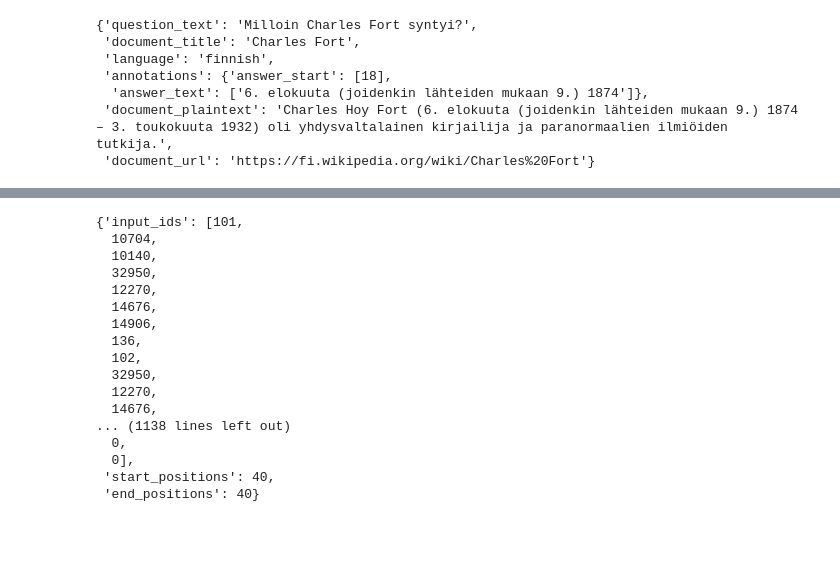
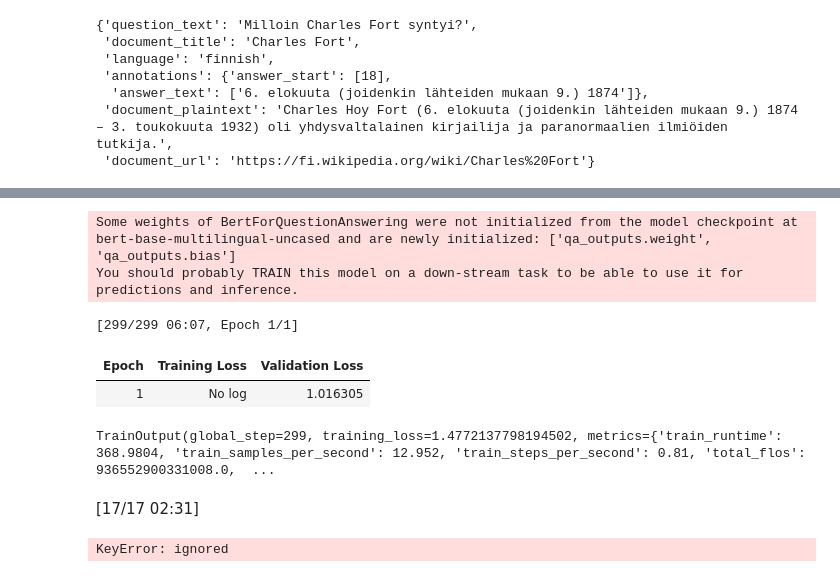
Before and after one commit to MLFlexer/nlp-course, a Jupyter notebook: bert_model.ipynb, the cells around one changed output, grey strips where cells are left out. Saved outputs shown, nothing was run; the diff lists cells and outputs as text; code cells hidden in the pictures; blank space fills up the shorter version.

```diff
--- a/bert_model.ipynb
+++ b/bert_model.ipynb
@@ -50,0 +256,8 @@ tokenizer = AutoTokenizer.from_pretrained("bert-base-multilingual-uncased")
+# %%
+small_eval_set = filtered_dataset["validation"].select(range(100))
+
+eval_set = small_eval_set.map(
+    preprocess_validation_examples,
+    batched=True,
+    remove_columns=filtered_dataset["validation"].column_names,
+)
@@ -50,0 +277,9 @@ tokenizer = AutoTokenizer.from_pretrained("bert-base-multilingual-uncased")
+# %%
+start_logits = outputs.start_logits.cpu().numpy()
+end_logits = outputs.end_logits.cpu().numpy()
+# %%
+import collections
+
+example_to_features = collections.defaultdict(list)
+for idx, feature in enumerate(eval_set):
+    example_to_features[feature["example_id"]].append(idx)
@@ -101,27 +446,50 @@ def preprocess_function(examples):
     return inputs
 # %%
 tokenized_data = filtered_dataset.map(preprocess_function, batched=True, remove_columns=filtered_dataset["train"].column_names)
-# %%
-tokenized_data['train'][0]
-# %% [output]
-{'input_ids': [101,
-  10704,
-  10140,
-  32950,
-  12270,
-  14676,
-  14906,
-  136,
-  102,
-  32950,
-  12270,
-  14676,
-... (1138 lines left out)
-  0,
-  0],
- 'start_positions': 40,
- 'end_positions': 40}
 # %%
 from transformers import DefaultDataCollator
 
 data_collator = DefaultDataCollator()
+# %%
+from transformers import AutoModelForQuestionAnswering, TrainingArguments, Trainer
+
+model = AutoModelForQuestionAnswering.from_pretrained("bert-base-multilingual-uncased")
+# %% [output]
+Some weights of BertForQuestionAnswering were not initialized from the model checkpoint at bert-base-multilingual-uncased and are newly initialized: ['qa_outputs.weight', 'qa_outputs.bias']
+You should probably TRAIN this model on a down-stream task to be able to use it for predictions and inference.
+# %%
+from transformers import TrainingArguments
+training_args = TrainingArguments(
+    output_dir=".",
+    evaluation_strategy="epoch",
+    learning_rate=2e-5,
+    per_device_train_batch_size=16,
+    per_device_eval_batch_size=16,
+    num_train_epochs=1,
+    weight_decay=0.01,
+    push_to_hub=False,
+)
+
+trainer = Trainer(
+    model=model,
+    args=training_args,
+    train_dataset=tokenized_data["train"],
+    eval_dataset=tokenized_data["validation"],
+    tokenizer=tokenizer,
+    data_collator=data_collator,
+)
+
+trainer.train()
+# %% [output]
+[299/299 06:07, Epoch 1/1]
+| Epoch | Training Loss | Validation Loss |
+| 1 | No log | 1.016305 |
+TrainOutput(global_step=299, training_loss=1.4772137798194502, metrics={'train_runtime': 368.9804, 'train_samples_per_second': 12.952, 'train_steps_per_second': 0.81, 'total_flos': 936552900331008.0,  ...
+# %%
+evaluation_results = trainer.evaluate(tokenized_data["validation"])
+
+# Print the evaluation results
+print(evaluation_results)
+# %% [output]
+[17/17 02:31]
+KeyError: ignored
```
Also changed, not shown: parts of 30 cells of this notebook.
